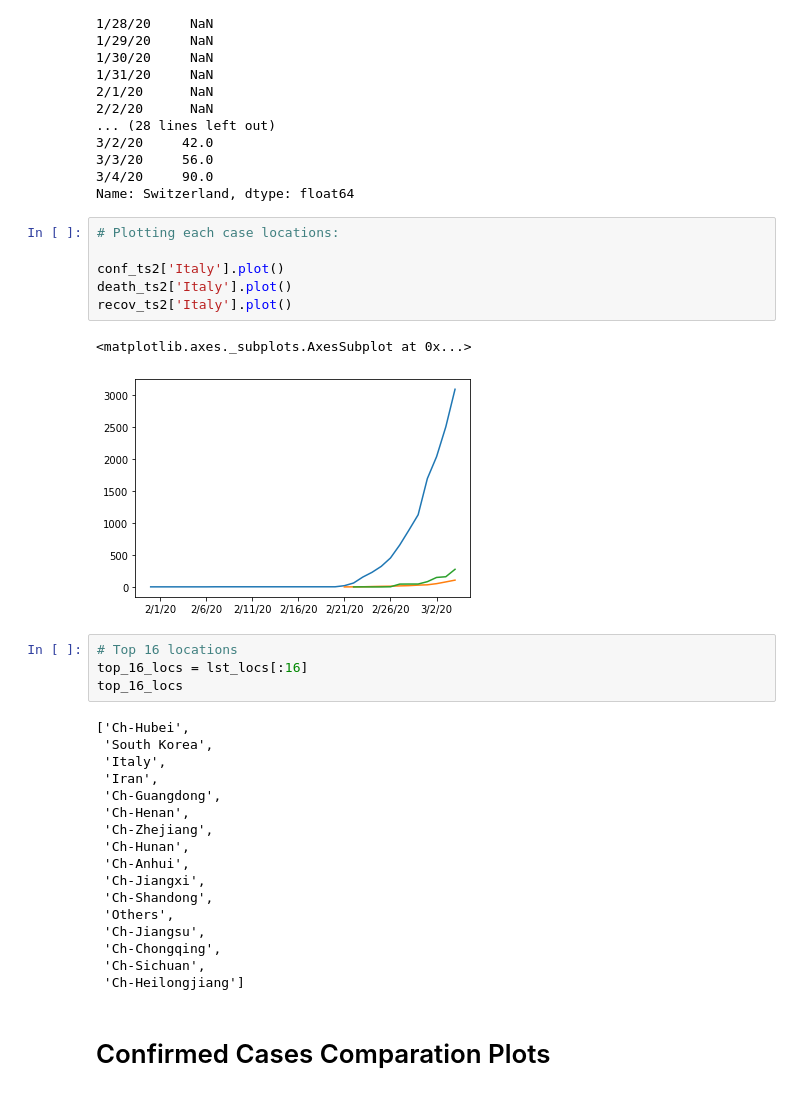
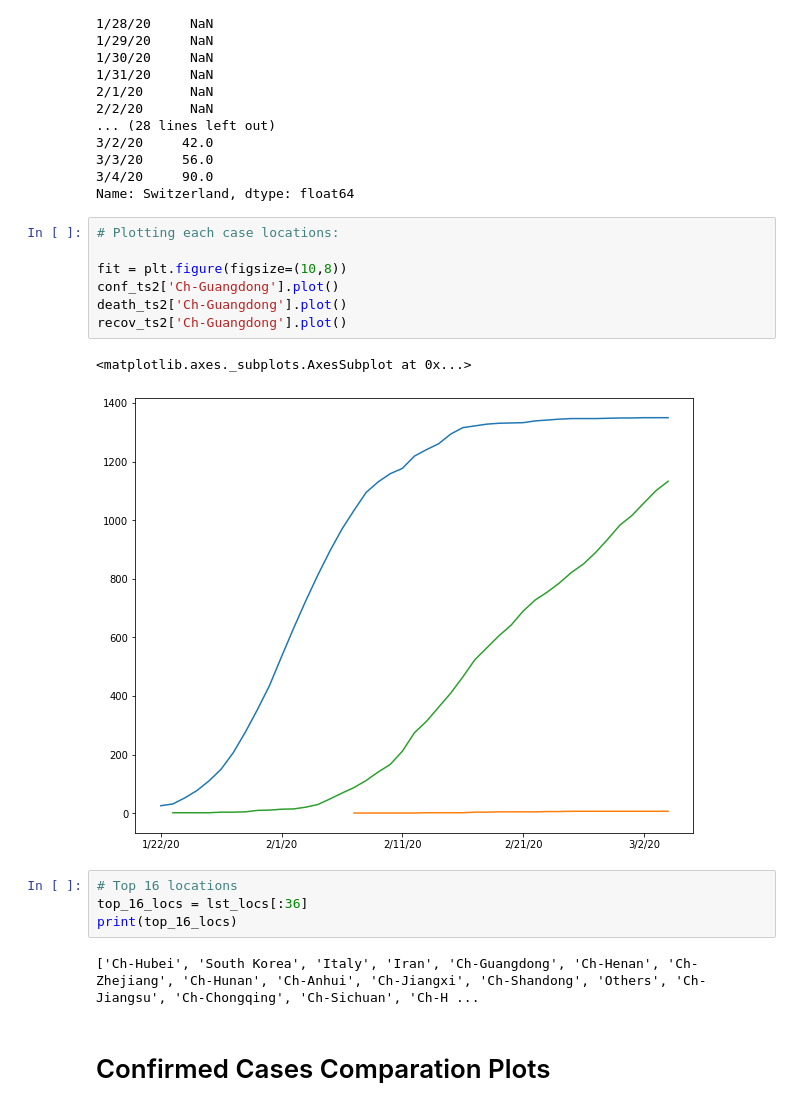
Before and after one commit to juliocrn94/CoronaVirus_ML, a Jupyter notebook: Part1.ipynb, the cells around one changed output. Cells and saved outputs as stored; diff of their text form.

```diff
--- a/Part1.ipynb
+++ b/Part1.ipynb
@@ -103,33 +103,19 @@ Name: Switzerland, dtype: float64
 # %%
 # Plotting each case locations:
 
-conf_ts2['Italy'].plot()
-death_ts2['Italy'].plot()
-recov_ts2['Italy'].plot()
+fit = plt.figure(figsize=(10,8))
+conf_ts2['Ch-Guangdong'].plot()
+death_ts2['Ch-Guangdong'].plot()
+recov_ts2['Ch-Guangdong'].plot()
 # %% [output]
 <matplotlib.axes._subplots.AxesSubplot at 0x...>
-[figure, old version]
+[figure, new version]
 # %%
 # Top 16 locations
-top_16_locs = lst_locs[:16]
-top_16_locs
+top_16_locs = lst_locs[:36]
+print(top_16_locs)
 # %% [output]
-['Ch-Hubei',
- 'South Korea',
- 'Italy',
- 'Iran',
- 'Ch-Guangdong',
- 'Ch-Henan',
- 'Ch-Zhejiang',
- 'Ch-Hunan',
- 'Ch-Anhui',
- 'Ch-Jiangxi',
- 'Ch-Shandong',
- 'Others',
- 'Ch-Jiangsu',
- 'Ch-Chongqing',
- 'Ch-Sichuan',
- 'Ch-Heilongjiang']
+['Ch-Hubei', 'South Korea', 'Italy', 'Iran', 'Ch-Guangdong', 'Ch-Henan', 'Ch-Zhejiang', 'Ch-Hunan', 'Ch-Anhui', 'Ch-Jiangxi', 'Ch-Shandong', 'Others', 'Ch-Jiangsu', 'Ch-Chongqing', 'Ch-Sichuan', 'Ch-H ...
 # %% [markdown]
 # Confirmed Cases Comparation Plots
 # %%
```
Also changed, not shown: 2 other files.
